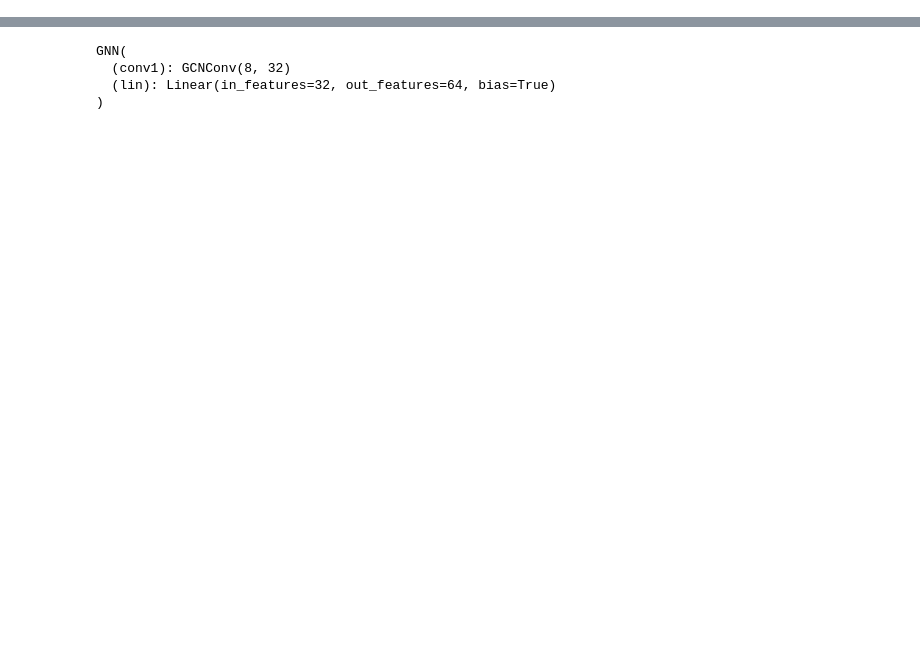
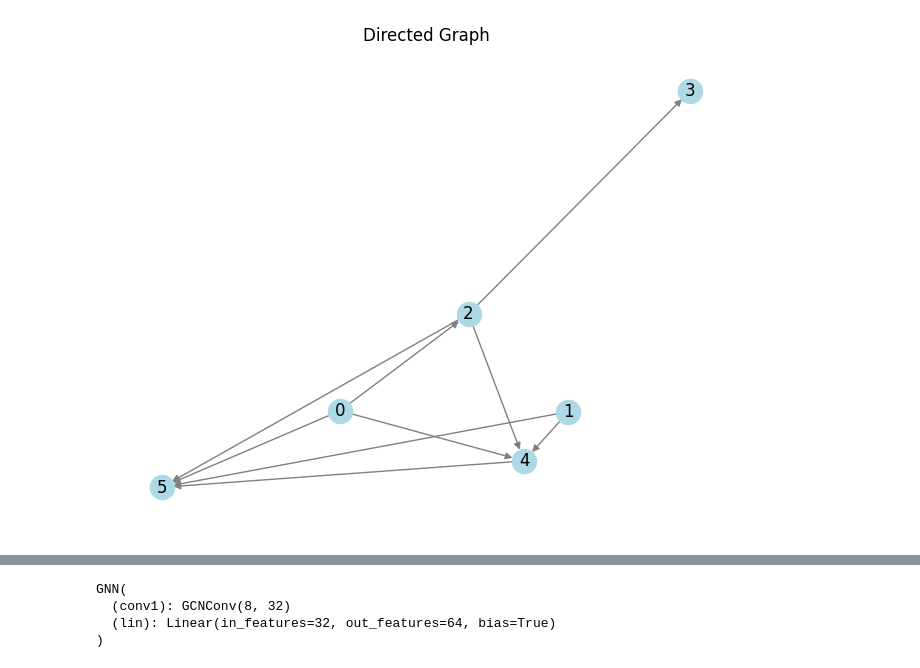
Before and after one commit to tayeb-sid/Ordonnancement-Optimal-de-Graphes-de-Calcul-Cryptographique, a Jupyter notebook: example.ipynb, the cells around one changed output, grey strips where cells are left out. Drawn from its saved outputs; the diff is of its cells as text; code cells hidden in the pictures; blank space fills up the shorter version.

```diff
--- a/example.ipynb
+++ b/example.ipynb
@@ -13,3 +29,7 @@ repartition=extract_optimal_repartition_from_json(graph4JSON)
+# %%
+plot_directed_graph(edges["from"],edges["to"])
+# %% [output]
+[figure, added]
 # %%
 feature_matrix_df.head()
 # %% [output]
```
Also changed, not shown: parts of 9 cells of this notebook, 11 other files.
